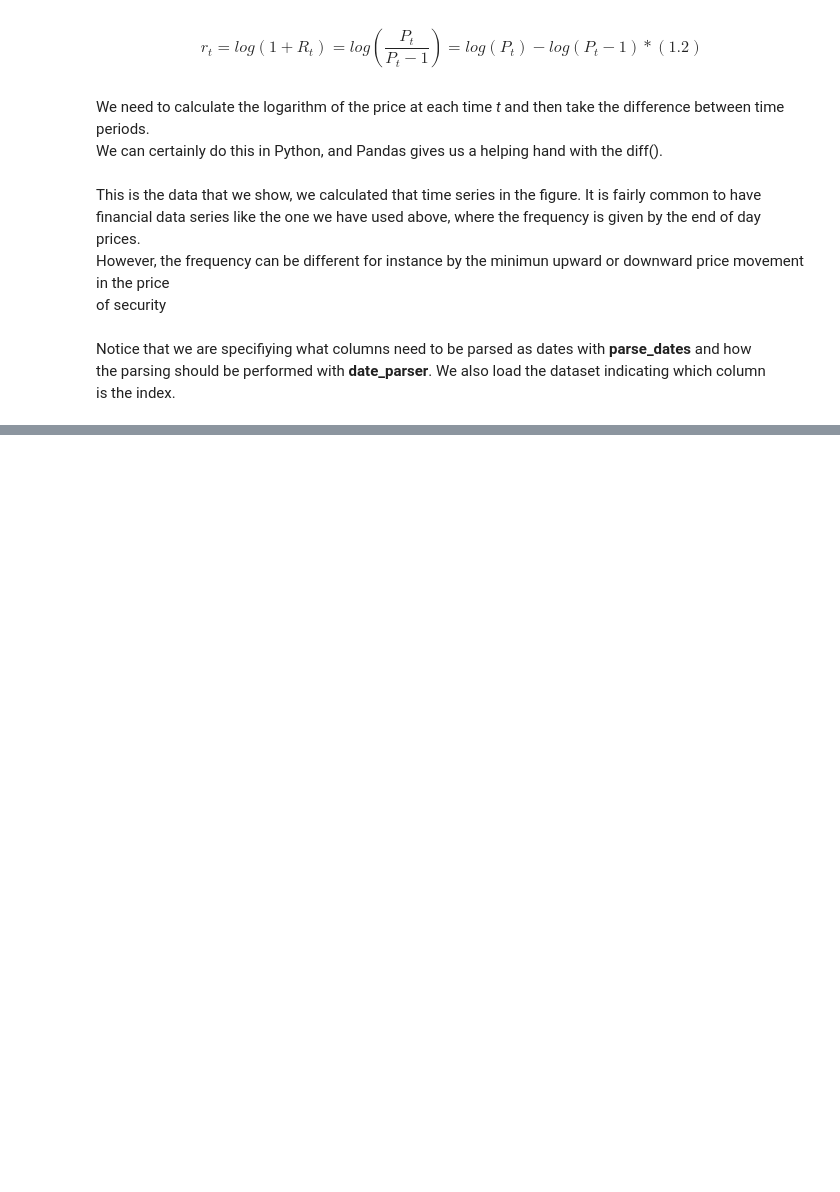
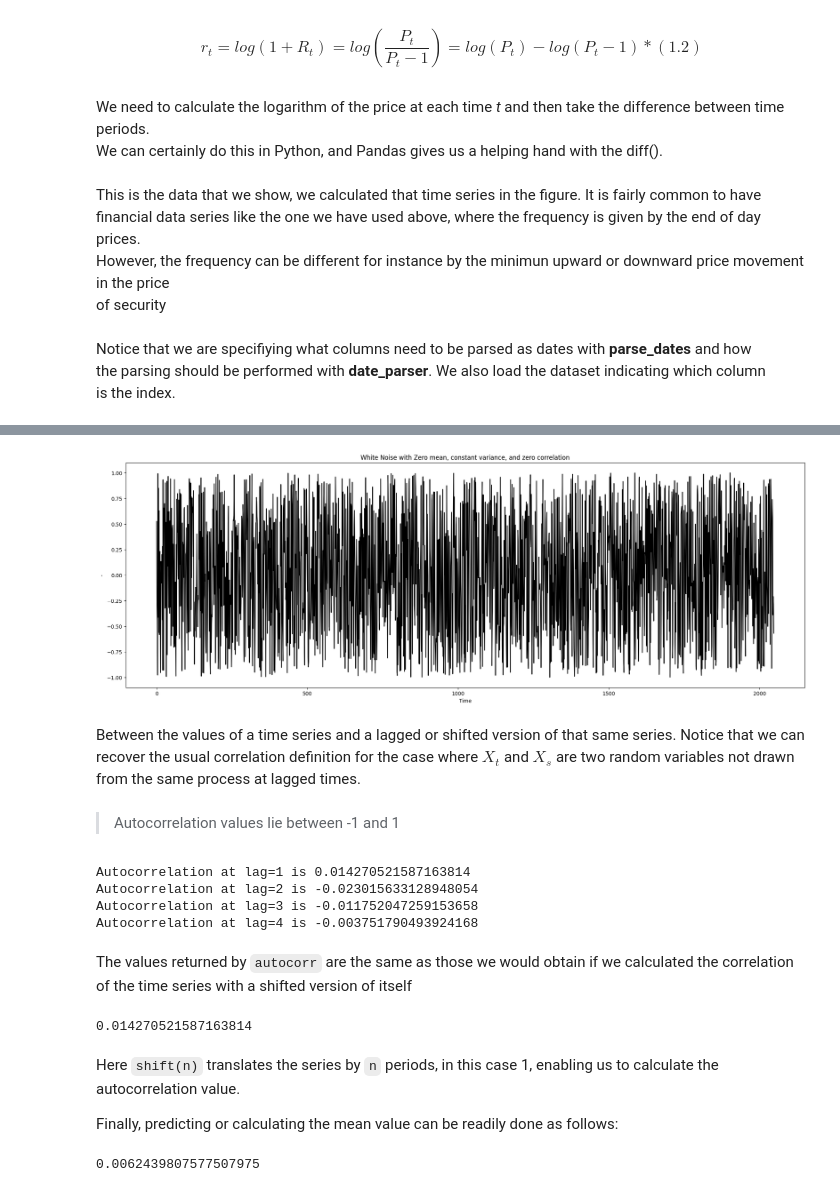
Before and after one commit to RobertoRosa7/python, a Jupyter notebook: advanced-data-science/chapter-1.ipynb, the cells around one changed output, grey strips where cells are left out. Saved outputs shown, nothing was run; the diff lists cells and outputs as text; code cells hidden in the pictures; blank space fills up the shorter version.

```diff
--- a/advanced-data-science/chapter-1.ipynb
+++ b/advanced-data-science/chapter-1.ipynb
@@ -319,0 +352,3 @@ vol['2016-04-03'].between_time('9:30','23:59').plot(secondary_y=True, style='k-o
+# %%
+white = 2 * np.random.random(size=2048) -1
+white = pd.Series(white)
@@ -319,0 +363,36 @@ vol['2016-04-03'].between_time('9:30','23:59').plot(secondary_y=True, style='k-o
+# %%
+arr = white.plot(color=['black'], xlabel='Time', figsize=(24, 8), ylabel="-", title="White Noise with Zero mean, constant variance, and zero correlation")
+# %% [output]
+[figure, added]
+# %% [markdown]
+Between the values of a time series and a lagged or shifted version of that same series.
+Notice that we can recover the usual correlation definition for the case where $X_{t}$ and $X_{s}$
+are two random variables not drawn from the same process at lagged times.
+# %% [markdown]
+
+> Autocorrelation values lie between -1 and 1
+# %%
+for lag in range(1, 5):
+    print("Autocorrelation at lag={} is {}".format(lag, white.autocorr(lag)))
+# %% [output]
+Autocorrelation at lag=1 is 0.014270521587163814
+Autocorrelation at lag=2 is -0.023015633128948054
+Autocorrelation at lag=3 is -0.011752047259153658
+Autocorrelation at lag=4 is -0.003751790493924168
+# %% [markdown]
+The values returned by `autocorr` are the same as those we would obtain if we calculated the correlation
+of the time series with a shifted version of itself
+# %%
+# As we can see the result the same
+print(white.corr(white.shift(1)))
+# %% [output]
+0.014270521587163814
+# %% [markdown]
+Here `shift(n)` translates the series by `n` periods, in this case 1, enabling us to calculate
+the autocorrelation value.
+
+Finally, predicting or calculating the mean value can be readily done as follows:
+# %%
+print(white.mean())
+# %% [output]
+0.0062439807577507975
```
Also changed, not shown: parts of 33 cells of this notebook, 7 other files.
